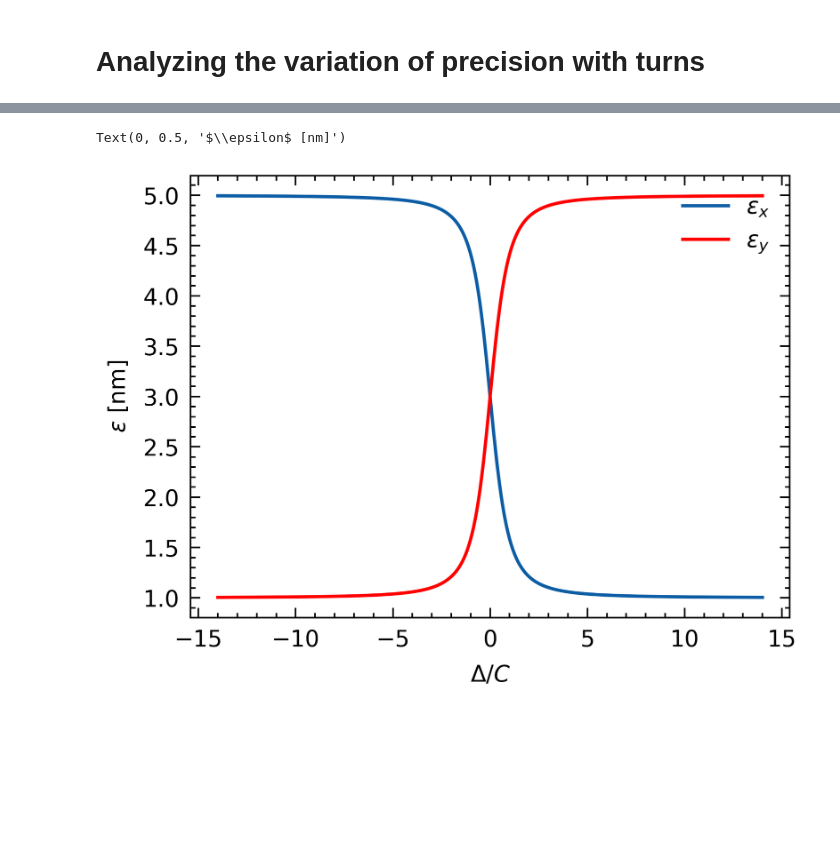
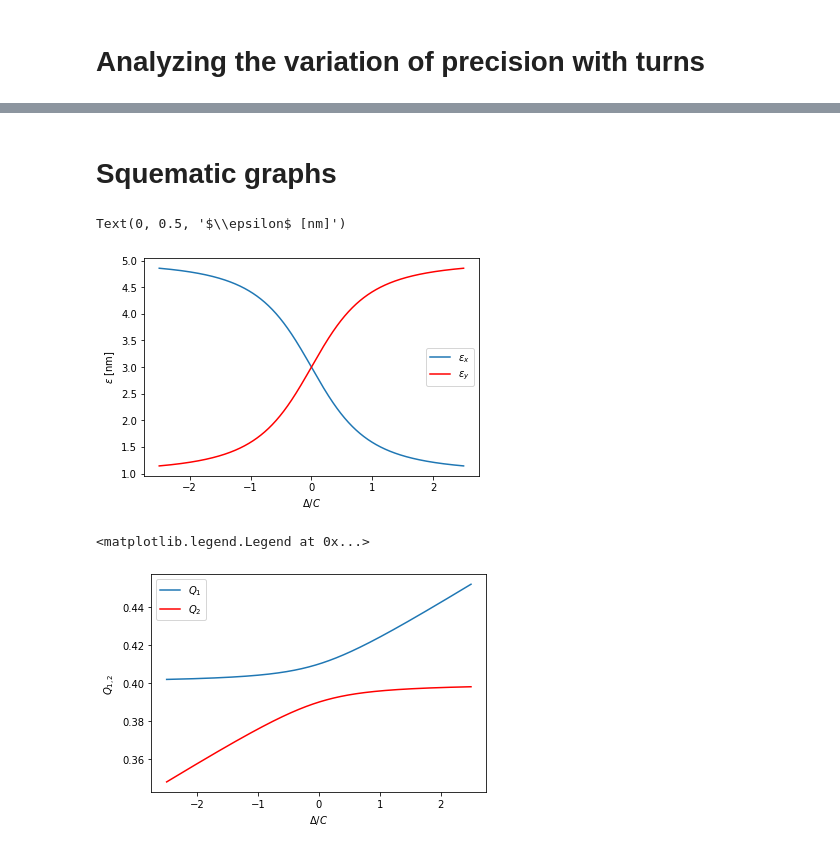
Before and after one commit to lnls-fac/apsuite, a Jupyter notebook: apsuite/emittance_exchange/bo_tune_measure/tune_measure_tests.ipynb, the cells around one changed output, grey strips where cells are left out. Saved outputs shown, nothing was run; the diff lists cells and outputs as text; code cells hidden in the pictures; blank space fills up the shorter version.

```diff
--- a/apsuite/emittance_exchange/bo_tune_measure/tune_measure_tests.ipynb
+++ b/apsuite/emittance_exchange/bo_tune_measure/tune_measure_tests.ipynb
@@ -182,28 +96,44 @@ array([[1.27309259e-03, 3.84142580e-04, 1.57484784e-03, 1.34761340e-03,
+# %% [markdown]
+# Squematic graphs
 # %%
-plt.style.use(['science', 'no-latex', 'nature'])
-C = 0.05
-delta1 = np.linspace(-0.7,0,num=600)
-delta2 = np.linspace(0,0.7,num=600)
+C = 0.02
+delta1 = np.linspace(-0.05,0,num=600)
+delta2 = np.linspace(0,0.05,num=600)
 
 delta = np.concatenate([delta1,delta2])
 emitx0 = 5
 emity0 = 1
 
 emitx1 = emitx0 + C**2/(delta1**2 + C**2 + np.abs(delta1)*np.sqrt(delta1**2 + C**2)) * (emity0 - emitx0)/2
 emitx2 = emitx0 + C**2/(delta2**2 + C**2 - np.abs(delta2)*np.sqrt(delta2**2 + C**2)) * (emity0 - emitx0)/2
 
 emitx = np.concatenate([emitx1, emitx2])
 
 emity1 = emity0 - C**2/(delta1**2 + C**2 + np.abs(delta1)*np.sqrt(delta1**2 + C**2)) * (emity0 - emitx0)/2
 emity2 = emity0 - C**2/(delta2**2 + C**2 - np.abs(delta2)*np.sqrt(delta2**2 + C**2)) * (emity0 - emitx0)/2
 
 emity = np.concatenate([emity1, emity2])
 
 plt.plot(delta/C, emitx, label="$\epsilon_x$")
 plt.plot(delta/C, emity, label="$\epsilon_y$", c='r')
-plt.legend(loc="upper right")
+plt.legend(loc="best")
 plt.xlabel('$\Delta/C$')
 plt.ylabel("$\epsilon$ [nm]")
 # %% [output]
 Text(0, 0.5, '$\\epsilon$ [nm]')
-[figure, old version]
+[figure, new version]
+# %%
+q2 = 0.4
+q1 = q2 + delta
+
+
+q1 = q1 - delta/2 + np.sqrt(delta**2 + C**2)/2
+q2 = q2 + delta/2 - np.sqrt(delta**2 + C**2)/2
+plt.plot(delta/C, q1, label ="$Q_1$")
+plt.plot(delta/C, q2, label = "$Q_2$", c='r')
+plt.xlabel('$\Delta/C$')
+plt.ylabel("$Q_{1,2}$")
+plt.legend()
+# %% [output]
+<matplotlib.legend.Legend at 0x...>
+[figure, added]
```
Also changed, not shown: parts of 8 cells of this notebook.
